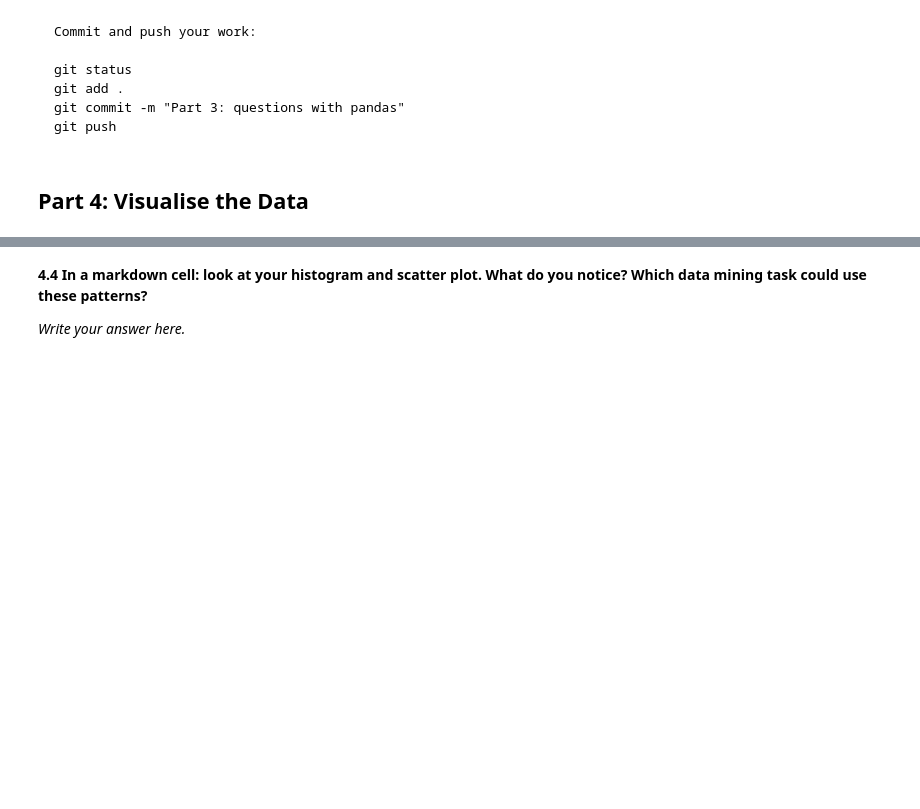
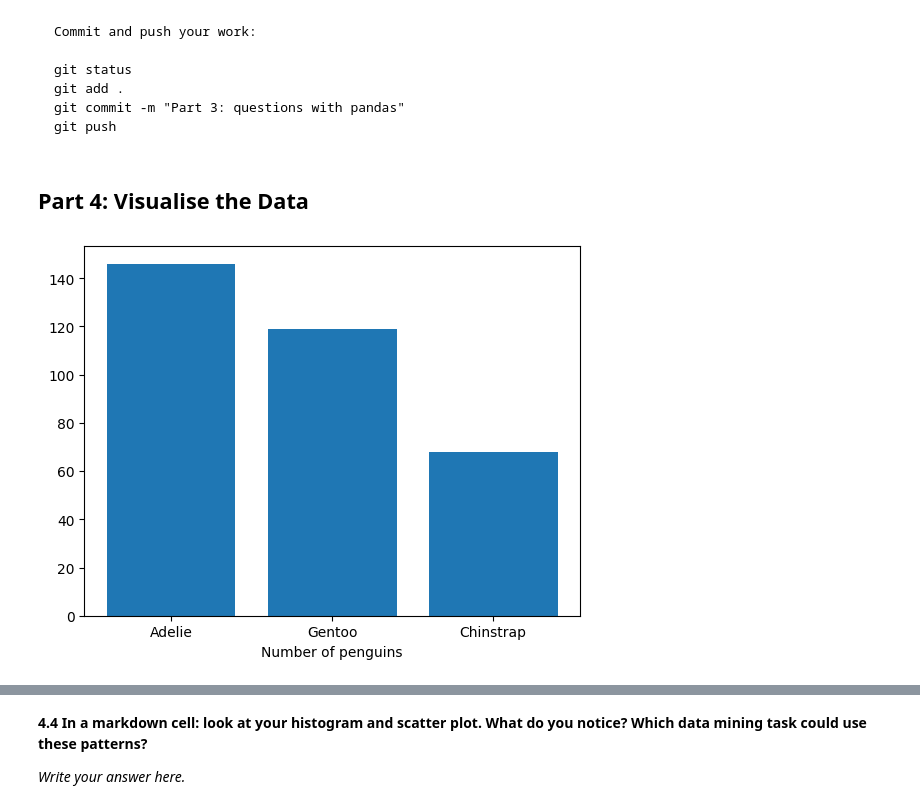
Before and after one commit to za24abg/practical1datamining, a Jupyter notebook: Practical_1_T.ipynb, the cells around one changed output, grey strips where cells are left out. Saved outputs shown, nothing was run; the diff lists cells and outputs as text; code cells hidden in the pictures; blank space fills up the shorter version.

```diff
--- a/Practical_1_T.ipynb
+++ b/Practical_1_T.ipynb
@@ -172,5 +174,12 @@ git push
 ## Part 4: Visualise the Data
 # %%
 # 4.1 Draw a bar chart of the number of penguins per species.
+counts = df_clean["species"].value_counts()
+plt.bar(counts.index, counts.values)
+plt.xlabel("Species")
+plt.xlabel("Number of penguins")
+plt.show()
+# %% [output]
+[figure, added]
 # %%
 # 4.2 Draw a histogram of flipper length with 20 bins. Label the axes.
```
Also changed, not shown: parts of 3 cells of this notebook.
